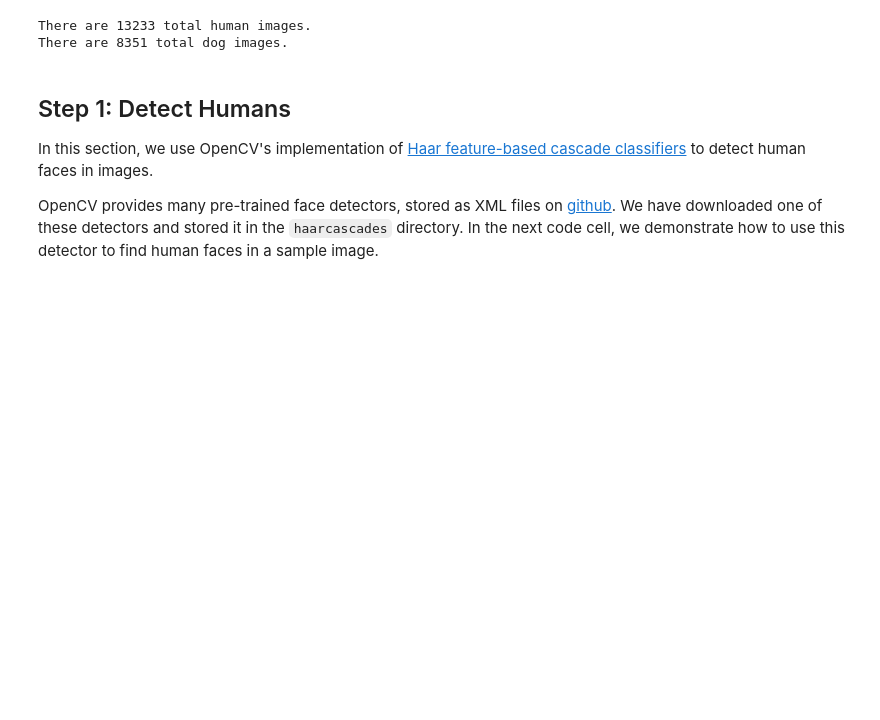
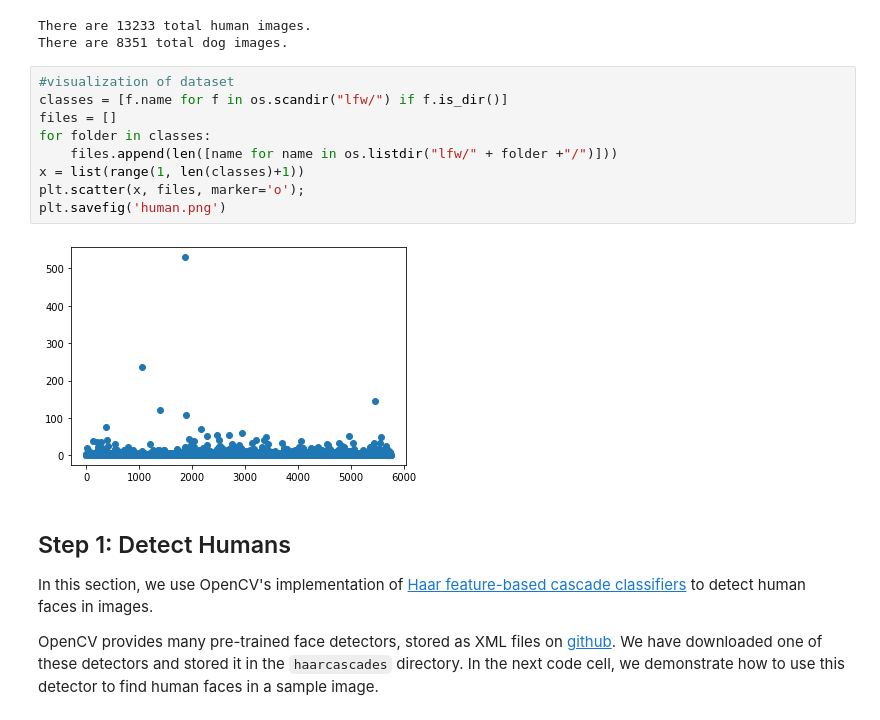
Before and after one commit to Laura9944/capstoneProject, a Jupyter notebook: project-dog-classification/dog_app.ipynb, the cells around one changed output. Drawn from its saved outputs; the diff is of its cells as text; blank space fills up the shorter version.

```diff
--- a/project-dog-classification/dog_app.ipynb
+++ b/project-dog-classification/dog_app.ipynb
@@ -64,6 +64,17 @@ print('There are %d total dog images.' % len(dog_files))
 # %% [output]
 There are 13233 total human images.
 There are 8351 total dog images.
+# %%
+#visualization of dataset
+classes = [f.name for f in os.scandir("lfw/") if f.is_dir()]
+files = []
+for folder in classes:
+    files.append(len([name for name in os.listdir("lfw/" + folder +"/")]))
+x = list(range(1, len(classes)+1))
+plt.scatter(x, files, marker='o');
+plt.savefig('human.png')
+# %% [output]
+[figure, added]
 # %% [markdown]
 <a id='step1'></a>
 ## Step 1: Detect Humans
```
Also changed, not shown: parts of 2 cells of this notebook, 2 other files.
